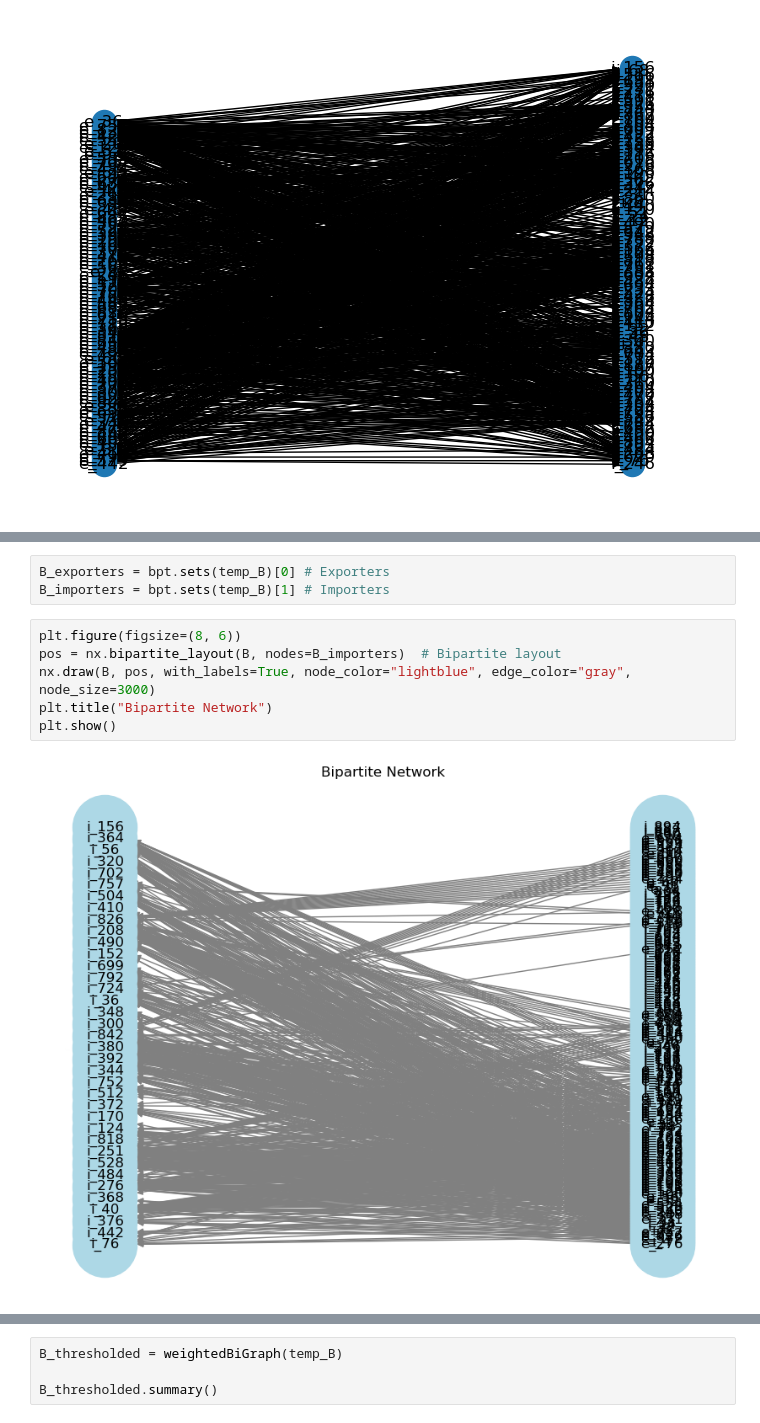
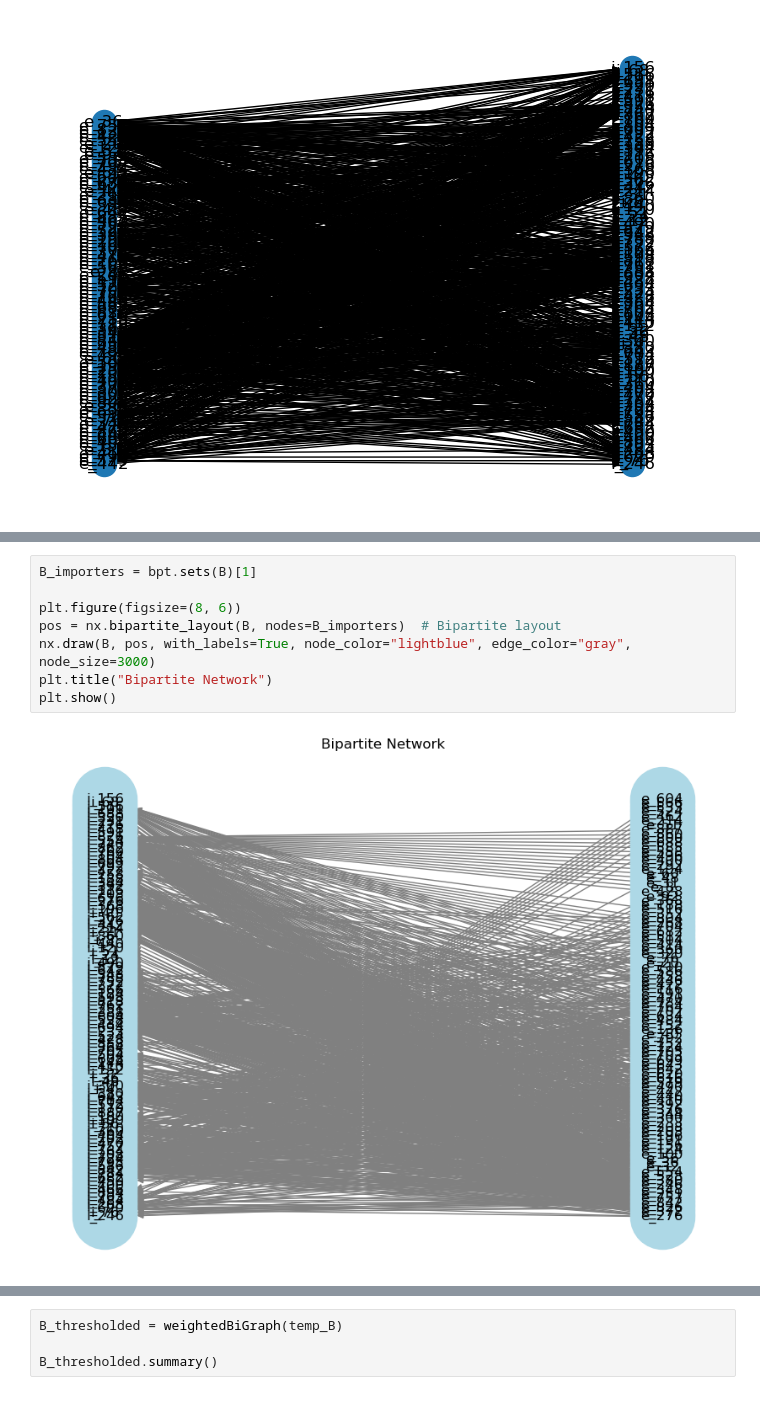
Before and after one commit to poopiboi/NA_2024_3rdSemesterProject_AllAboutNetworks, a Jupyter notebook: ProjectFiles/BACI_Dataset/main_code/250yArtifacts Dataset.v008.ipynb, the cells around one changed output, grey strips where cells are left out. Saved outputs shown, nothing was run; the diff lists cells and outputs as text.

```diff
--- a/ProjectFiles/BACI_Dataset/main_code/250yArtifacts Dataset.v008.ipynb
+++ b/ProjectFiles/BACI_Dataset/main_code/250yArtifacts Dataset.v008.ipynb
@@ -1038,11 +1004,10 @@ Edge (e_784, i_368) has weight 2299.164
-# %%
-B_exporters = bpt.sets(temp_B)[0] # Exporters
-B_importers = bpt.sets(temp_B)[1] # Importers
-# %%
-plt.figure(figsize=(8, 6))
-pos = nx.bipartite_layout(B, nodes=B_importers)  # Bipartite layout
-nx.draw(B, pos, with_labels=True, node_color="lightblue", edge_color="gray", node_size=3000)
-plt.title("Bipartite Network")
-plt.show()
-# %% [output]
-[figure, removed]
+# %%
+B_importers = bpt.sets(B)[1]
+
+plt.figure(figsize=(8, 6))
+pos = nx.bipartite_layout(B, nodes=B_importers)  # Bipartite layout
+nx.draw(B, pos, with_labels=True, node_color="lightblue", edge_color="gray", node_size=3000)
+plt.title("Bipartite Network")
+plt.show()
+# %% [output]
+[figure, added]
```
Also changed, not shown: parts of 5 cells of this notebook.
